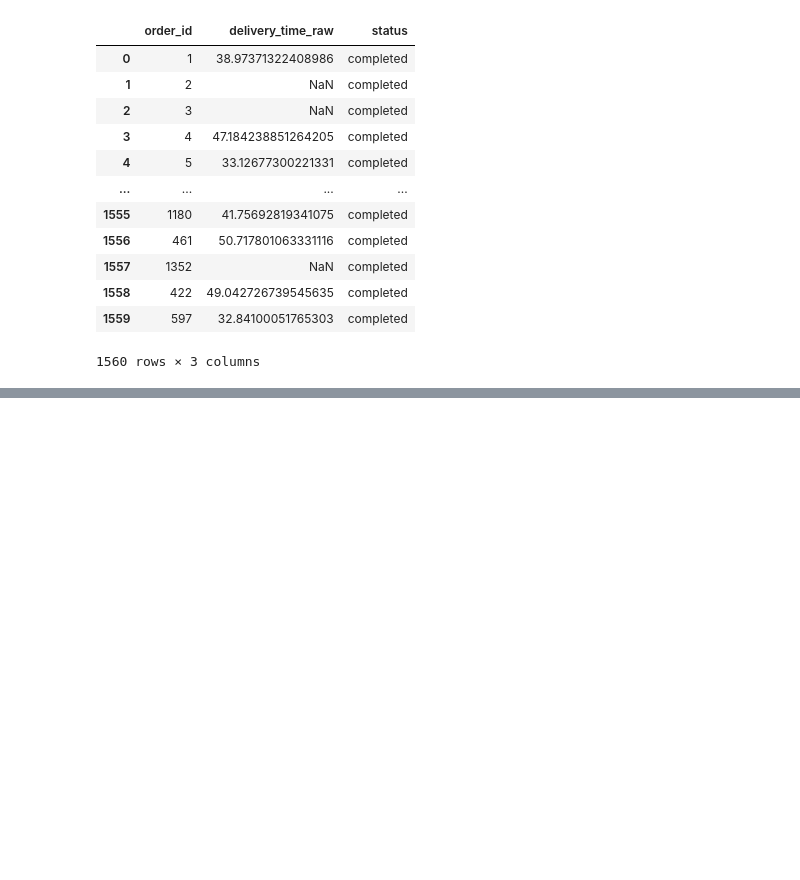
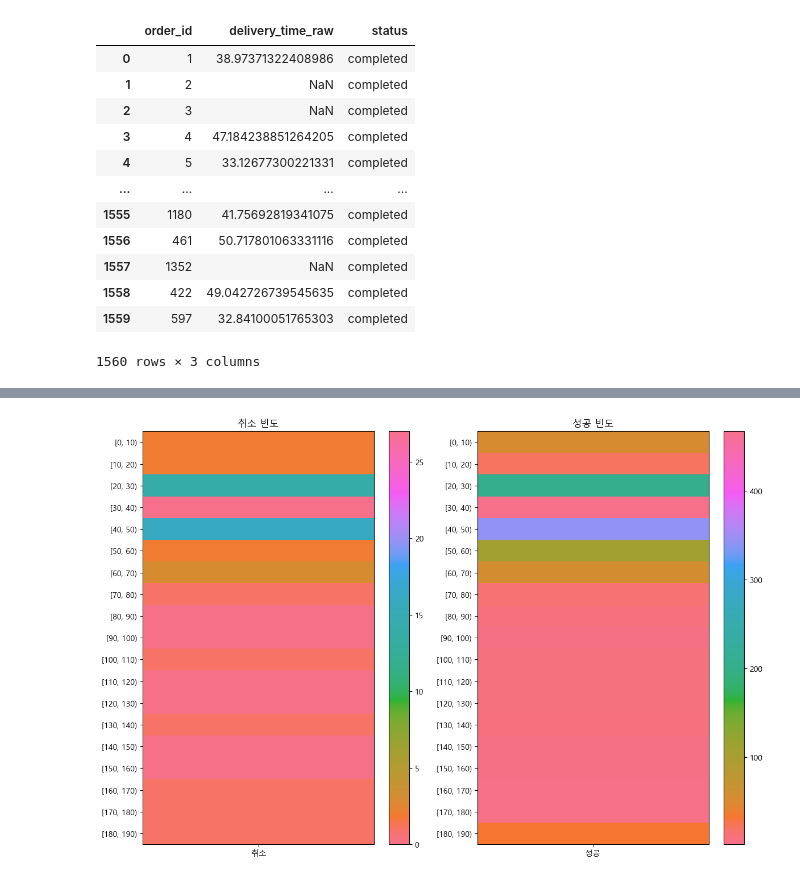
Before and after one commit to sooinp/Desktop, a Jupyter notebook: VSCode/통계분석2/0114.ipynb, the cells around one changed output, grey strips where cells are left out. Cells and saved outputs as stored; diff of their text form; code cells hidden in the pictures; blank space fills up the shorter version.

```diff
--- a/VSCode/통계분석2/0114.ipynb
+++ b/VSCode/통계분석2/0114.ipynb
@@ -637,0 +737,9 @@ deli
+# %%
+#아래는 한글을 사용할 때 깨지는 문제에 대한 해결
+from matplotlib import font_manager, rc
+font_name = font_manager.FontProperties(fname="c:/Windows/Fonts/malgun.ttf").get_name()
+rc('font', family=font_name)
+
+#그래프의 축 등에서 음수를 표시할 때 minus sign이 깨지는 것 해결
+import matplotlib as mpl
+mpl.rcParams['axes.unicode_minus'] = False
@@ -637,0 +789,30 @@ deli
+# %%
+fig, (ax1, ax2) = plt.subplots(1, 2, figsize=(12, 8))
+colors = sns.color_palette("husl", as_cmap=True)
+
+im1 = ax1.imshow(pivot['cancelled'].values.reshape(-1, 1), aspect='auto', cmap = colors)
+ax1.set_title('취소 빈도')
+ax1.set_yticks(range(len(pivot.index)))
+ax1.set_yticklabels(pivot.index)
+ax1.set_xticks([0])
+ax1.set_xticklabels(['취소'])
+
+fig.colorbar(im1, ax=ax1)
+
+im2 = ax2.imshow(pivot['completed'].values.reshape(-1, 1), aspect='auto', cmap = colors)
+ax2.set_title('성공 빈도')
+ax2.set_yticks(range(len(pivot.index)))
+ax2.set_yticklabels(pivot.index)
+ax2.set_xticks([0])
+ax2.set_xticklabels(['성공'])
+
+fig.colorbar(im2, ax=ax2)
+
+plt.tight_layout()
+plt.show()
+
+#컬러 바의 의미는 취소/성공의 빈도수(올라갈수록 많이 취소/성공)
+#취소/성공 모두 단시간(20~30분, 20~50분)에 빈도 수가 많은 편임
+#
+# %% [output]
+[figure, added]
```
Also changed, not shown: parts of 10 cells of this notebook, 3 other files.
